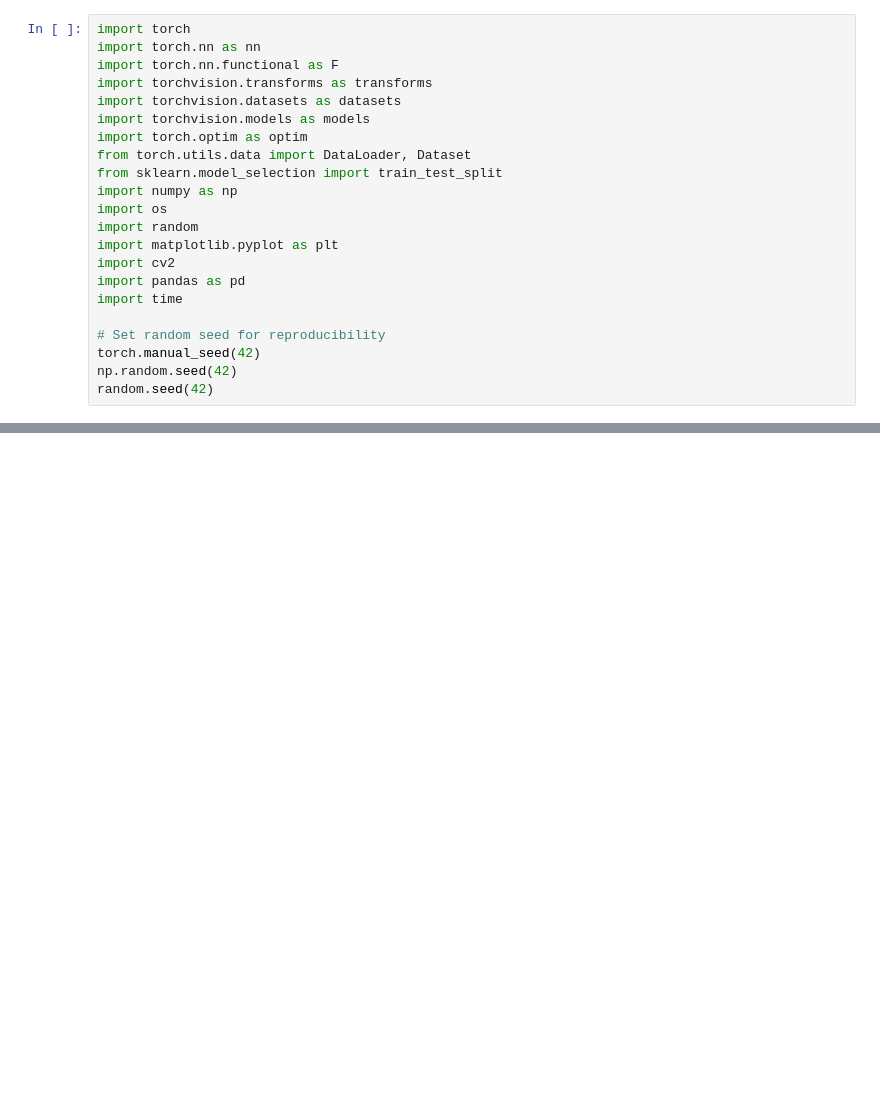
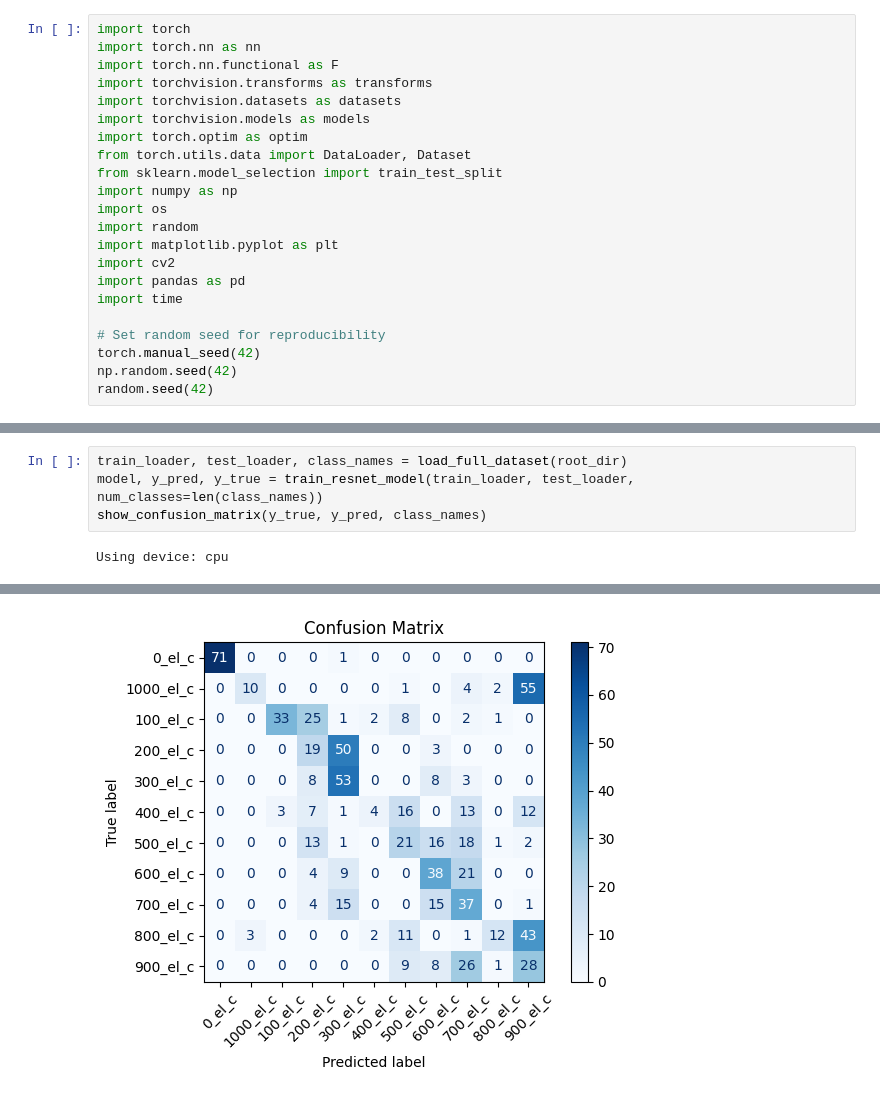
Before and after one commit to Harvendois/cse512, a Jupyter notebook: basic_resnet.ipynb, the cells around one changed output, grey strips where cells are left out. Cells and saved outputs as stored; diff of their text form; blank space fills up the shorter version.

Commit message:
resnet trainable

```diff
--- a/basic_resnet.ipynb
+++ b/basic_resnet.ipynb
@@ -187,0 +151,6 @@ optimizer = optim.Adam(model.parameters(), lr=0.001)
+# %%
+train_loader, test_loader, class_names = load_full_dataset(root_dir)
+model, y_pred, y_true = train_resnet_model(train_loader, test_loader, num_classes=len(class_names))
+show_confusion_matrix(y_true, y_pred, class_names)
+# %% [output]
+Using device: cpu
@@ -187,0 +177 @@ optimizer = optim.Adam(model.parameters(), lr=0.001)
+[figure, added]
```
Also changed, not shown: parts of 9 cells of this notebook.
